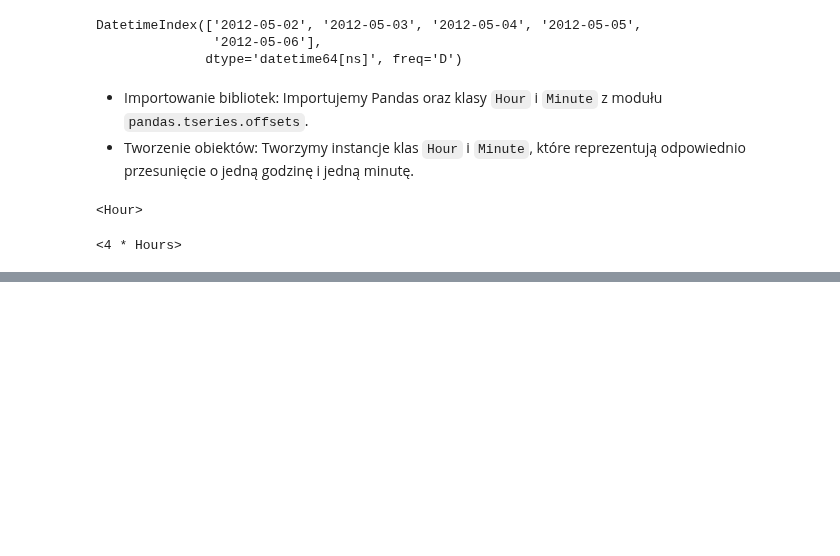
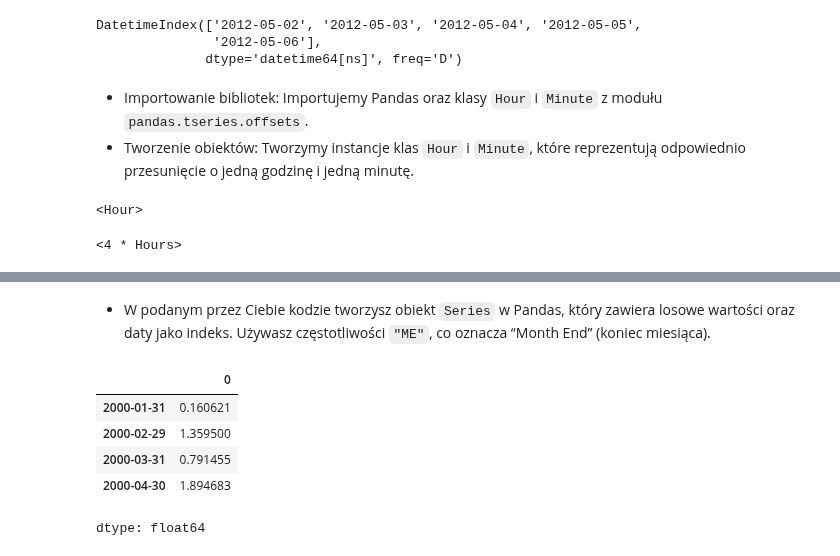
Before and after one commit to url-github/Pandas, a Jupyter notebook: 011_PywAD_Szeregi_czasowe.ipynb, the cells around one changed output, grey strips where cells are left out. Saved outputs shown, nothing was run; the diff lists cells and outputs as text; code cells hidden in the pictures; blank space fills up the shorter version.

```diff
--- a/011_PywAD_Szeregi_czasowe.ipynb
+++ b/011_PywAD_Szeregi_czasowe.ipynb
@@ -443,0 +472,13 @@ list(monthly_dates)
+# %% [markdown]
+- W podanym przez Ciebie kodzie tworzysz obiekt `Series` w Pandas, który zawiera losowe wartości oraz daty jako indeks. Używasz częstotliwości `"ME"`, co oznacza “Month End” (koniec miesiąca).
+# %%
+ts = pd.Series(np.random.standard_normal(4),
+               index=pd.date_range("2000-01-01", periods=4, freq="ME"))
+ts
+# %% [output]
+|  | 0 |
+| 2000-01-31 | 0.160621 |
+| 2000-02-29 | 1.359500 |
+| 2000-03-31 | 0.791455 |
+| 2000-04-30 | 1.894683 |
+dtype: float64
```
Also changed, not shown: parts of 27 cells of this notebook.
